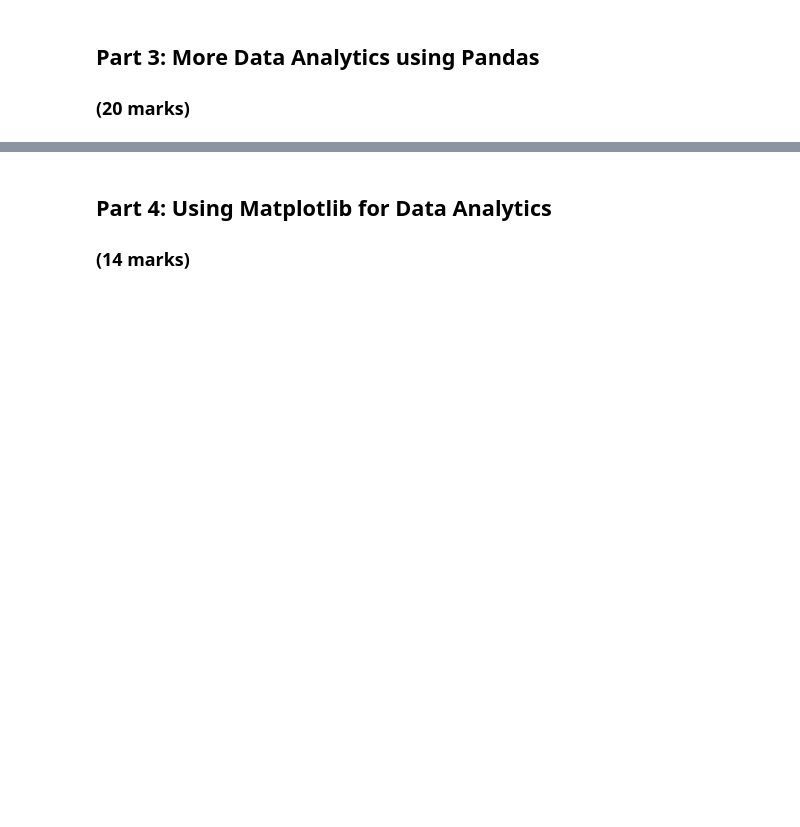
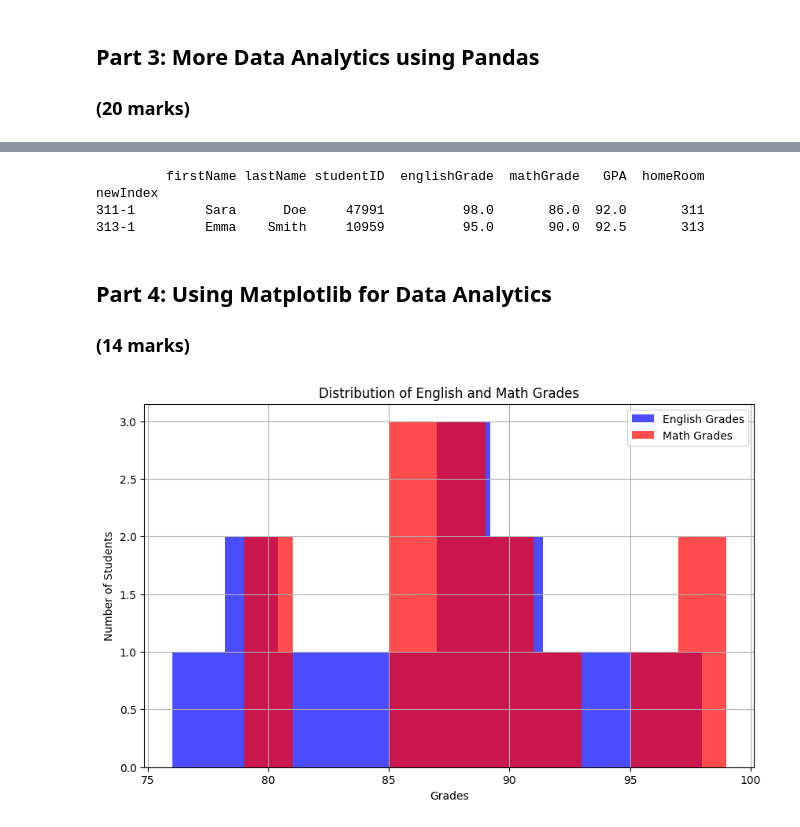
Before and after one commit to michael-shi-uofc/engg680_2024_fall, a Jupyter notebook: Lab_Assignment1/StudentGradeManagementSystem.ipynb, the cells around one changed output, grey strips where cells are left out. Saved outputs shown, nothing was run; the diff lists cells and outputs as text; code cells hidden in the pictures; blank space fills up the shorter version.

Commit message:
Answered additional questions and added images

```diff
--- a/Lab_Assignment1/StudentGradeManagementSystem.ipynb
+++ b/Lab_Assignment1/StudentGradeManagementSystem.ipynb
@@ -79,7 +80,7 @@ df_studentGrades.head()
 # .drop(columns=['<column_name1>','<column_name2>'] is a Pandas method that can be used to drop columns.
 # In the space below, drop the first name and last name associated with the math .csv file.
 # (2 mark)
-df_studentGrades =
+df_studentGrades = df_studentGrades.drop(columns=['firstName_Math', 'lastName_Math'])
 # %%
 # Let's display the data again. Use an appropriate method (hint: already used before)
 # (1 mark)
@@ -91,7 +99,7 @@ df_studentGrades =
 
 df_studentGrades = df_studentGrades.rename(columns={
     'firstName_English': 'firstName',
-    '<>': 'lastName',
-    '<>': 'englishGrade',
-    '<>': 'mathGrade'
-    })
+    'lastName_English': 'lastName',
+    'grade_English': 'englishGrade',
+    'grade_Math': 'mathGrade'
+})
@@ -108,12 +134,12 @@ df_studentGrades = df_studentGrades.rename(columns={
 # In the code below, replace '<>' by choosing between 'str' for string or 'float' for float
 # to properly typecast each column.
 # (3 marks)
-df_studentGrades['studentID'] = df_studentGrades['studentID'].astype(<>)
-df_studentGrades['firstName'] = df_studentGrades['firstName'].astype(<>)
-df_studentGrades['lastName'] = df_studentGrades['lastName'].astype(<>)
-df_studentGrades['englishGrade'] = df_studentGrades['englishGrade'].astype(<>)
-df_studentGrades['mathGrade'] = df_studentGrades['mathGrade'].astype(<>)
-df_studentGrades['GPA'] = df_studentGrades['GPA'].astype(<>)
+df_studentGrades['studentID'] = df_studentGrades['studentID'].astype(str)
+df_studentGrades['firstName'] = df_studentGrades['firstName'].astype(str)
+df_studentGrades['lastName'] = df_studentGrades['lastName'].astype(str)
+df_studentGrades['englishGrade'] = df_studentGrades['englishGrade'].astype(float)
+df_studentGrades['mathGrade'] = df_studentGrades['mathGrade'].astype(float)
+df_studentGrades['GPA'] = df_studentGrades['GPA'].astype(float)
 # %%
 # Now let's see our statistics!
 df_studentGrades.describe()
@@ -175,4 +267,13 @@ df_homeroom =
 # Also ensure that there are no redundant columns, and finally display the first few rows.
 # Hint: try joining on more than one column to avoid having to drop redundant columns, ie. on=['studentID', '<ColumnA>', '<ColumnB>'] ...
 # (5 marks)
-#
+
+# Make sure the studentID columns are of the same type in both datasets
+df_homeroom['studentID'] = df_homeroom['studentID'].astype(str)
+df_studentGrades['studentID'] = df_studentGrades['studentID'].astype(str)
+
+# Merge the datasets on 'studentID' and other columns
+df_studentInfo = pd.merge(df_studentGrades, df_homeroom, on=['studentID', 'firstName', 'lastName'])
+
+# Display first few rows
+df_studentInfo.head()
@@ -206,7 +359,19 @@ print(df_studentsGPASorted_homeroom)
 # %%
 # Given df_studentsGPASorted_homeroom, please find and print the students with the highest GPA in each homeroom using the .loc method.
 # (2 marks)
-#
+
+# Find the index of the student with the highest GPA in each homeroom
+index = df_studentsGPASorted_homeroom.groupby('homeRoom')['GPA'].idxmax()
+
+# Use .loc to select those rows with the highest GPA in each homeroom
+students_highest_gpa_each_homeroom = df_studentsGPASorted_homeroom.loc[index]
+
+print(students_highest_gpa_each_homeroom)
+# %% [output]
+         firstName lastName studentID  englishGrade  mathGrade   GPA  homeRoom
+newIndex
+311-1         Sara      Doe     47991          98.0       86.0  92.0       311
+313-1         Emma    Smith     10959          95.0       90.0  92.5       313
 # %% [markdown]
 ## Part 4: Using Matplotlib for Data Analytics
 ### (14 marks)
@@ -216,27 +382,33 @@ print(df_studentsGPASorted_homeroom)
 # %%
 # Let's use matplotlib to display a histogram of the grades distribution
 # Histograms are useful for seeing the distribution of the students grades
 
 plt.figure(figsize=(10, 6))
 plt.hist(df_studentGrades['englishGrade'], bins=10, alpha=0.7, label='English Grades', color='blue')
 
 # Step 1: Use the line above as reference to create a histogram for the math grades
 # (1 mark)
-#
+plt.hist(df_studentGrades['mathGrade'], bins=10, alpha=0.7, label='Math Grades', color='red')
 
 # Step 2: Ensure that your plot is descriptive, so use labels (x and y axis), a title, and a legend.
 # Hint: Use the matplotlib .legend(loc='<location>') to add and place the legend.
 # You can use 'upper left', 'upper right', 'lower left', and 'lower right' to specify the location.
 # (4 marks)
-#
+plt.xlabel('Grades')
+plt.ylabel('Number of Students')
+plt.title('Distribution of English and Math Grades')
+plt.legend(loc='upper right')
+
 plt.grid(True)
 
 # Step 3: Use the .savefig('<image_title>'.png) to output an image file of the histogram.
 # Please be sure to use a descriptive title!
 # (1 mark)
-#
+plt.savefig('grade_distribution_histogram.png')
 
 plt.show()
+# %% [output]
+[figure, added]
 # %%
 # Let's also use matplotlib to display a scatter plot of English vs. Math grades
 # Scatter plots are useful for seeing the relationship between two variables
```
Also changed, not shown: parts of 26 cells of this notebook, 2 other files.
